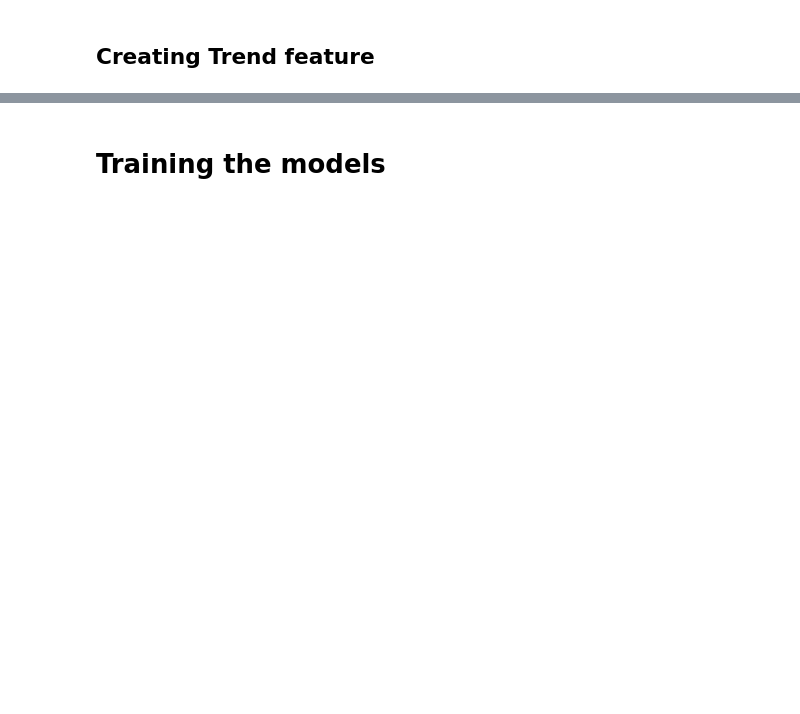
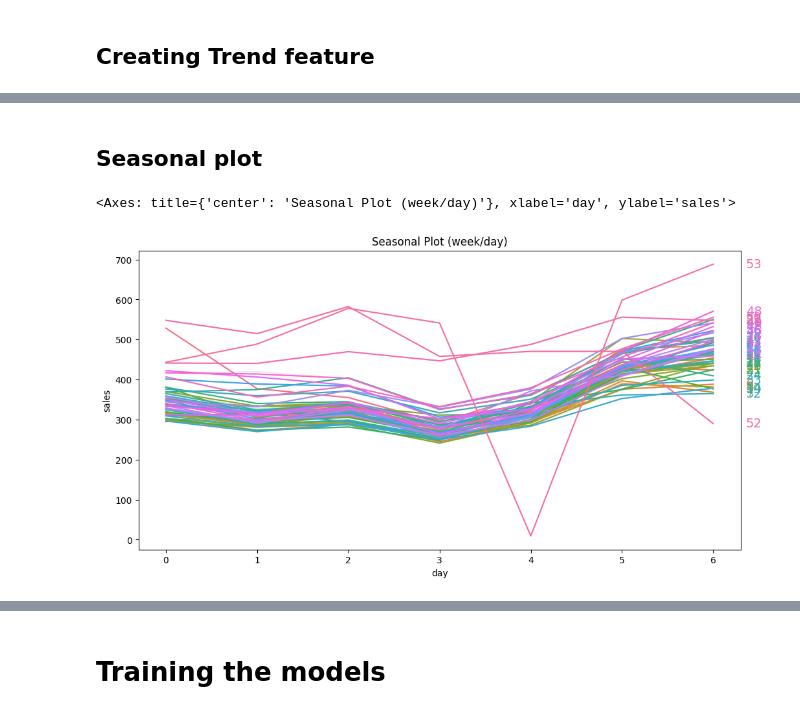
Before and after one commit to Arczi4/kaggle-store-sales, a Jupyter notebook: store_sales.ipynb, the cells around one changed output, grey strips where cells are left out. Cells and saved outputs as stored; diff of their text form; code cells hidden in the pictures; blank space fills up the shorter version.

```diff
--- a/store_sales.ipynb
+++ b/store_sales.ipynb
@@ -298,0 +300,13 @@ ax.legend()
+# %% [markdown]
+## Seasonal plot
+# %%
+plt.rcParams["figure.figsize"] = (12, 6)
+
+X = average_sales.to_frame()
+X['week'] = X.index.week
+X['day'] = X.index.dayofweek
+
+seasonal_plot(X, 'sales', period='week', freq='day')
+# %% [output]
+<Axes: title={'center': 'Seasonal Plot (week/day)'}, xlabel='day', ylabel='sales'>
+[figure, added]
```
Also changed, not shown: parts of 40 cells of this notebook, 2 other files.
